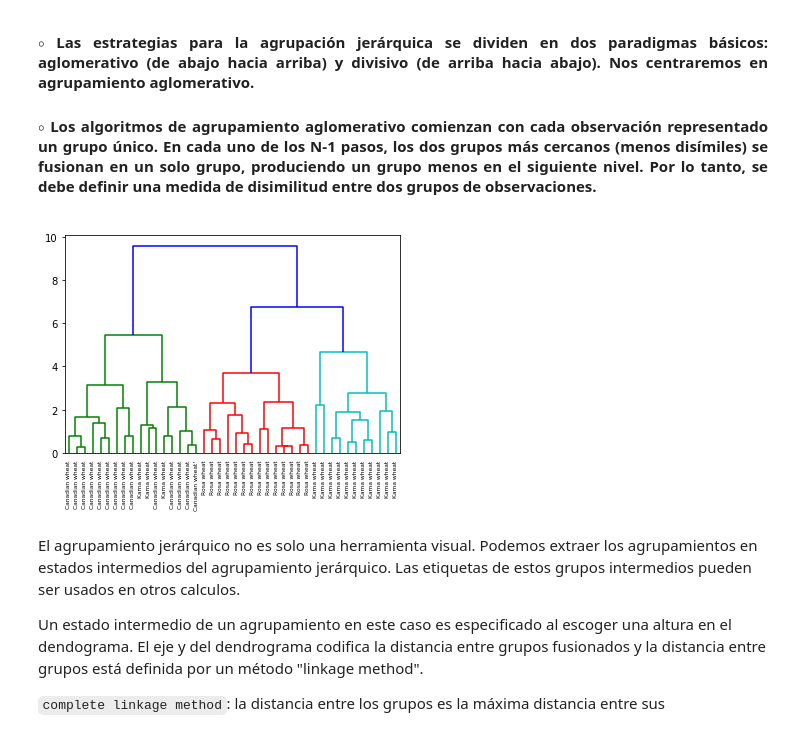
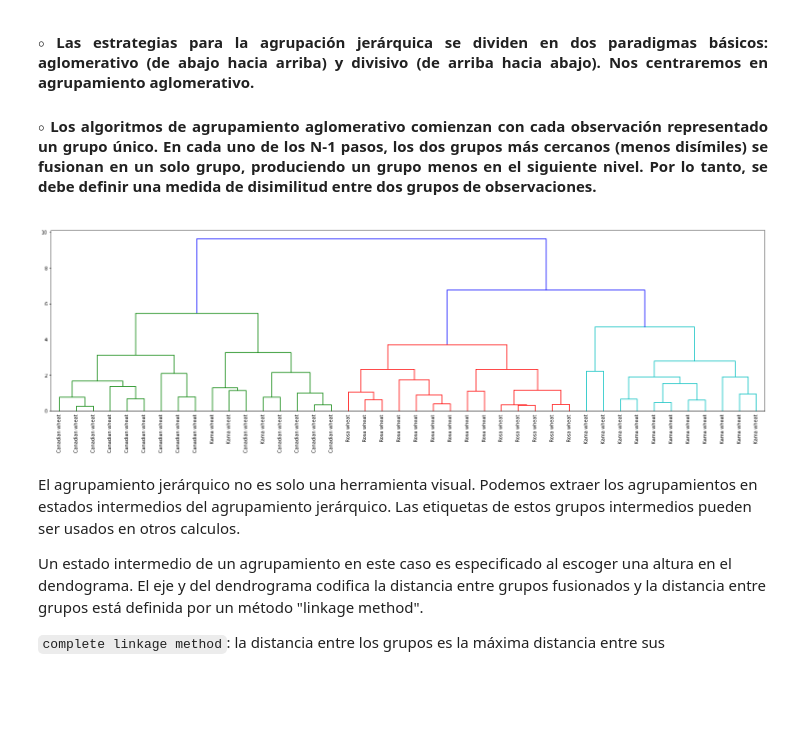
Before and after one commit to garestrear/ninja-pythonist, a Jupyter notebook: NoSupervisado/AprendizajeNoSupervisado.ipynb, the cells around one changed output. Saved outputs shown, nothing was run; the diff lists cells and outputs as text; code cells hidden in the pictures; blank space fills up the shorter version.

```diff
--- a/NoSupervisado/AprendizajeNoSupervisado.ipynb
+++ b/NoSupervisado/AprendizajeNoSupervisado.ipynb
@@ -356,15 +356,17 @@ ar = [list(grains.iloc[k].values) for k in range(len(grains))]
 # %%
 # Perform the necessary imports
 from scipy.cluster.hierarchy import linkage, dendrogram
 import matplotlib.pyplot as plt
-fig = figure()
+fig = plt.subplots(1,1, figsize=(27,7))
+
 # Calculate the linkage: mergings
 mergings = linkage(ar, method = 'complete')
+
 # Plot the dendrogram, using varieties as labels
-dendrogram(mergings, labels=var, leaf_rotation=90, leaf_font_size=6,)
+dendrogram(mergings, labels=var, leaf_rotation=90, leaf_font_size=10)
 plt.show()
 # %% [output]
-[figure, old version]
+[figure, new version]
 # %% [markdown]
 El agrupamiento jerárquico no es solo una herramienta visual. Podemos extraer  los agrupamientos en estados intermedios del agrupamiento jerárquico. Las etiquetas de estos grupos intermedios pueden ser usados en otros calculos.
 
```
Also changed, not shown: parts of 1 cell of this notebook.
